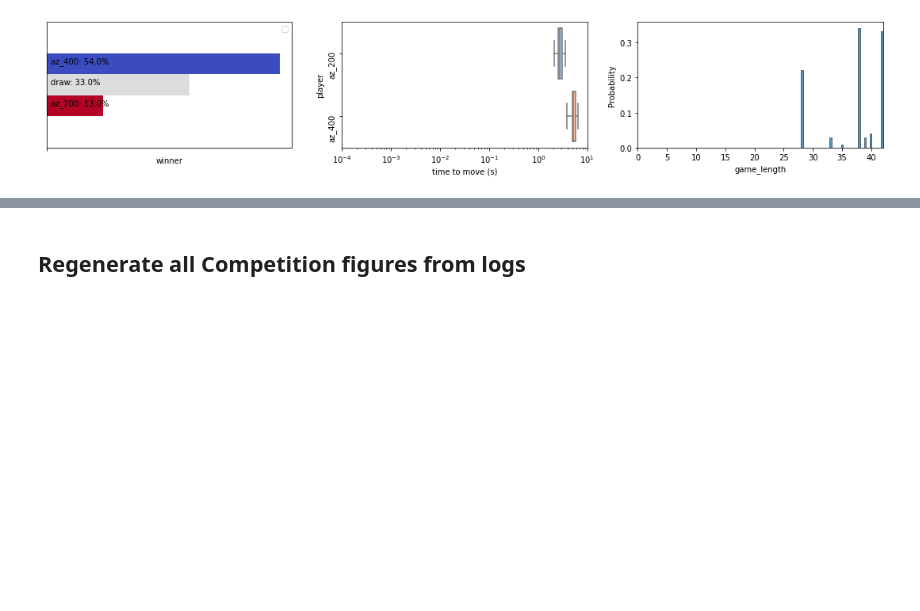
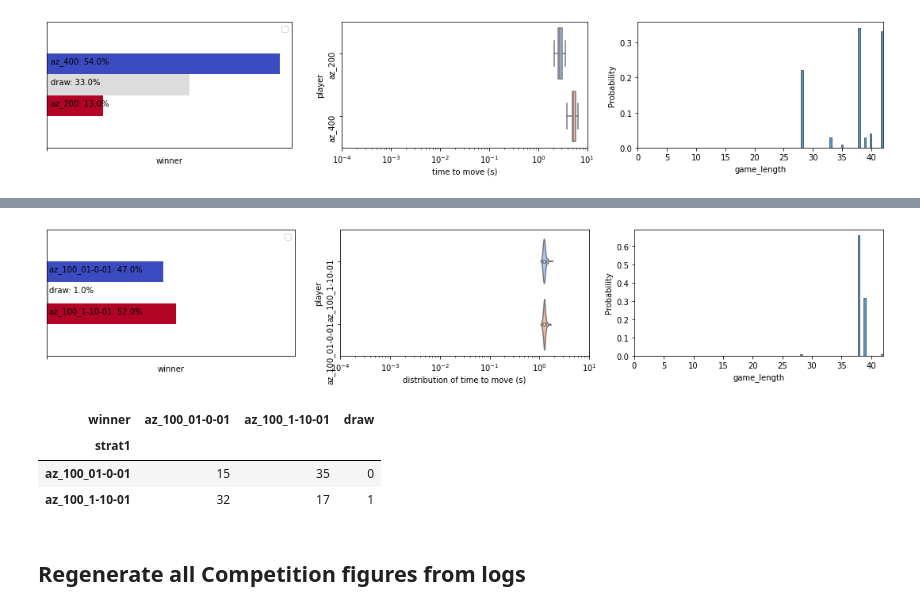
Before and after one commit to spayot/connectfour, a Jupyter notebook: notebooks/test_game.ipynb, the cells around one changed output, grey strips where cells are left out. Drawn from its saved outputs; the diff is of its cells as text; code cells hidden in the pictures; blank space fills up the shorter version.

```diff
--- a/notebooks/test_game.ipynb
+++ b/notebooks/test_game.ipynb
@@ -511,3 +537,17 @@ compete_and_plot(strat1=az_strat[200],
+# %%
+compete_and_plot(strat1=az_tau['1-10-01'],
+                 strat2=az_tau['01-0-01'])
+# %% [output]
+[figure, added]
+# %%
+# how much advantage is gained from starting the game?
+records = logreader.get_records_by_h2h('az_100_01-0-01_vs_az_100_1-10-01')
+pd.pivot_table(records, index='strat1', columns=['winner'], values='result', aggfunc='count', fill_value=0)
+# %% [output]
+| winner | az_100_01-0-01 | az_100_1-10-01 | draw |
+| strat1 |  |  |  |
+| az_100_01-0-01 | 15 | 35 | 0 |
+| az_100_1-10-01 | 32 | 17 | 1 |
 # %% [markdown]
 ## Regenerate all Competition figures from logs
 # %%
```
Also changed, not shown: parts of 26 cells of this notebook, 11 other files.
